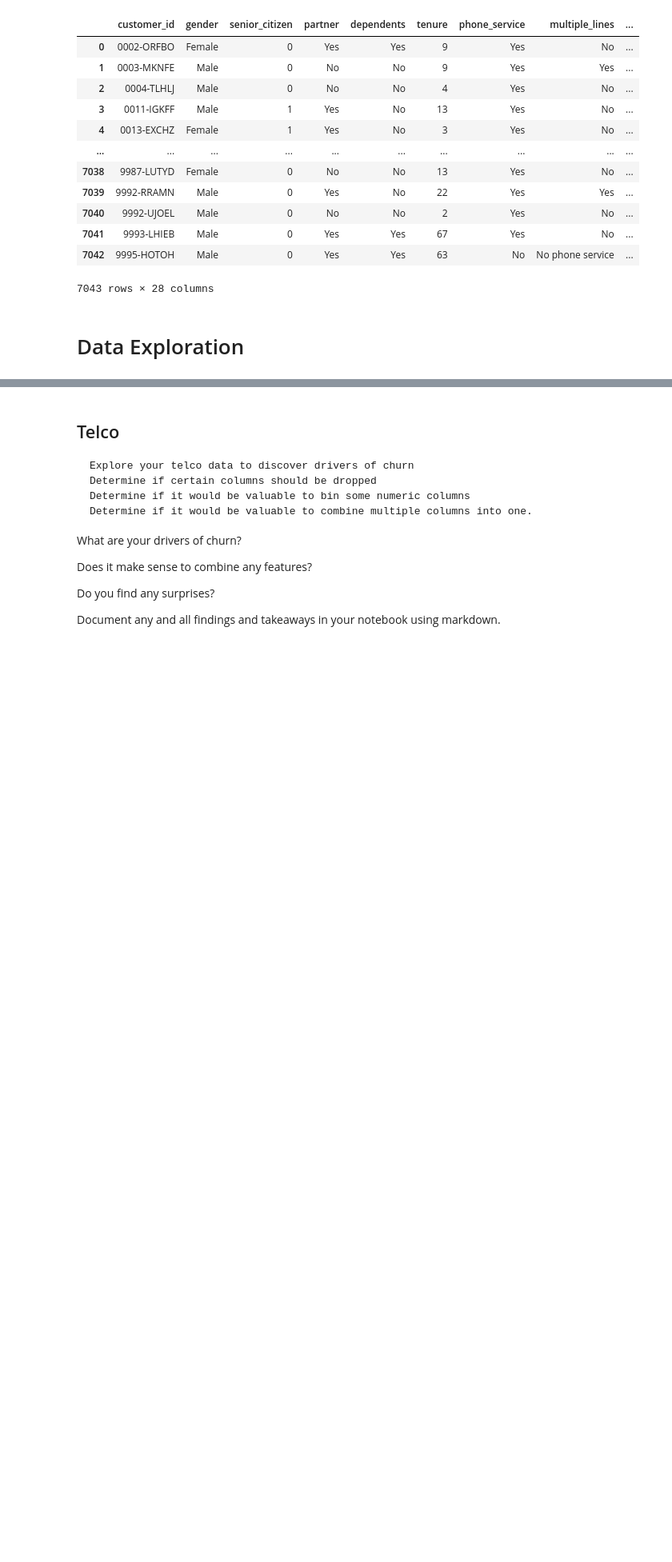
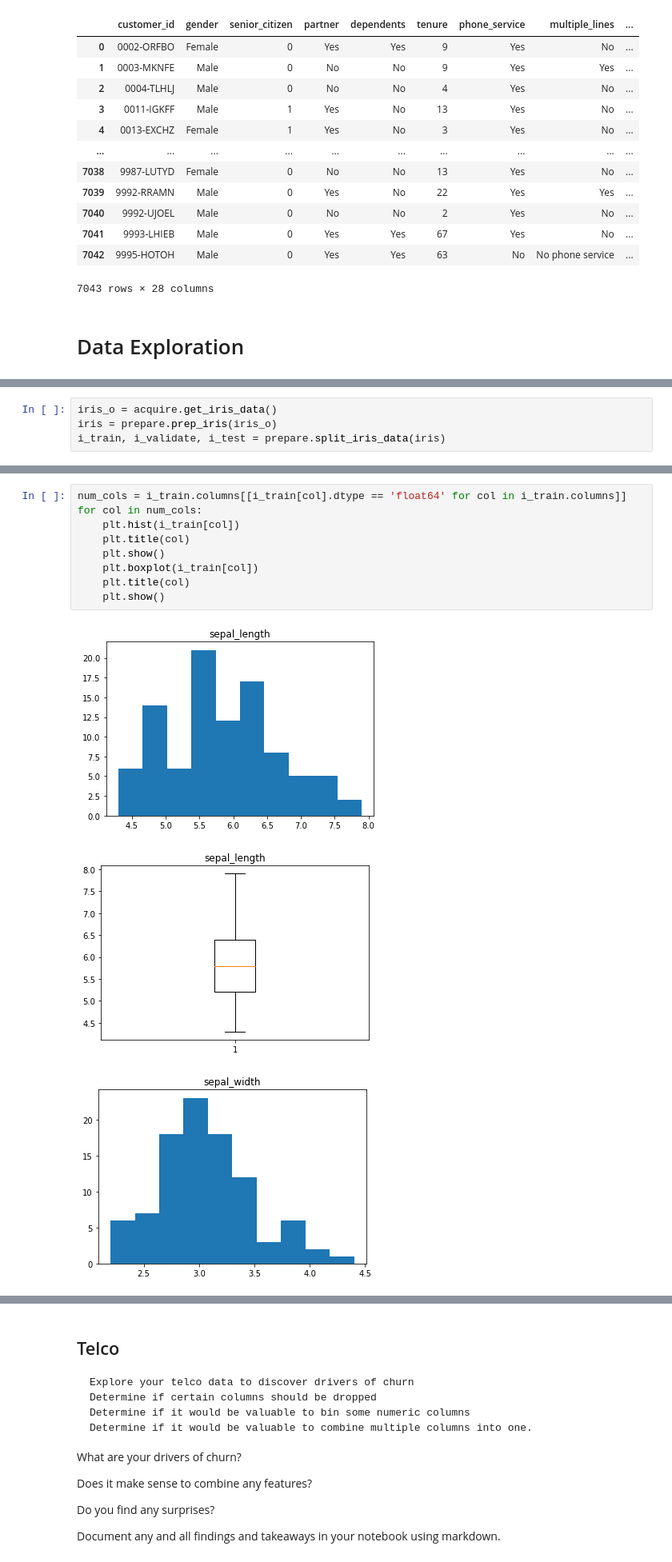
Before and after one commit to Jgardin875/classification-exercises, a Jupyter notebook: classification_exercises.ipynb, the cells around one changed output, grey strips where cells are left out. Shown at 80% size. Cells and saved outputs as stored; diff of their text form; blank space fills up the shorter version.

```diff
--- a/classification_exercises.ipynb
+++ b/classification_exercises.ipynb
@@ -743,0 +778,4 @@ iris_split =
+# %%
+iris_o = acquire.get_iris_data()
+iris = prepare.prep_iris(iris_o)
+i_train, i_validate, i_test = prepare.split_iris_data(iris)
@@ -743,0 +825,13 @@ iris_split =
+# %%
+num_cols = i_train.columns[[i_train[col].dtype == 'float64' for col in i_train.columns]]
+for col in num_cols:
+    plt.hist(i_train[col])
+    plt.title(col)
+    plt.show()
+    plt.boxplot(i_train[col])
+    plt.title(col)
+    plt.show()
+# %% [output]
+[figure, added]
+[figure, added]
+[figure, added]
```
Also changed, not shown: parts of 137 cells of this notebook, 1 other file.
